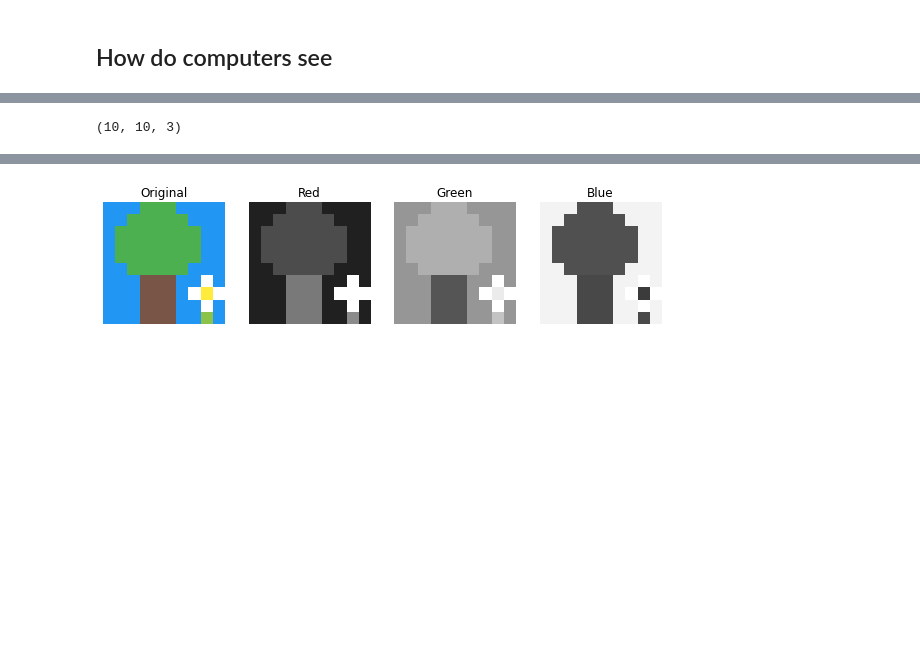
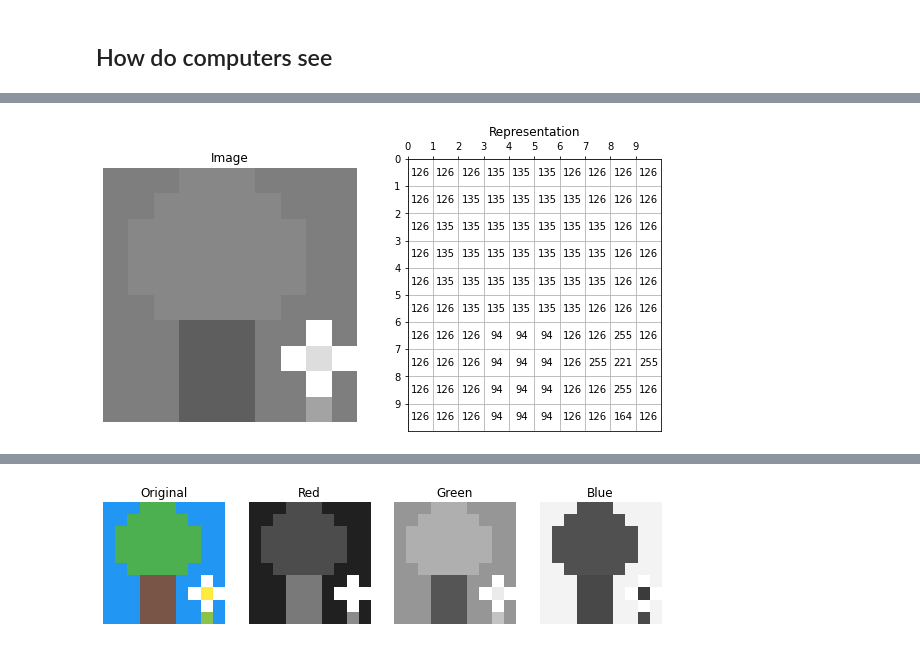
Before and after one commit to AntonioDelleCanne/101_computer_vision, a Jupyter notebook: image_representation.ipynb, the cells around one changed output, grey strips where cells are left out. Drawn from its saved outputs; the diff is of its cells as text; code cells hidden in the pictures; blank space fills up the shorter version.

```diff
--- a/image_representation.ipynb
+++ b/image_representation.ipynb
@@ -25,7 +57,10 @@ from ipywidgets import interact
-# %%
-# read the image
-img = cv.imread('imgs/tree.png')
-img = cv.cvtColor(img, cv.COLOR_BGR2RGB)
-img.shape
-# %% [output]
-(10, 10, 3)
+# %%
+fig, (ax1,ax2) = plt.subplots(1,2, figsize=(10,5))
+
+ax1.imshow(gray, vmin=0, vmax=255, cmap='gray')
+ax1.set_axis_off()
+ax1.set_title('Image')
+
+plot_matrix(gray, ax2, 'Representation')
+# %% [output]
+[figure, added]
```
Also changed, not shown: parts of 9 cells of this notebook, 5 other files.
